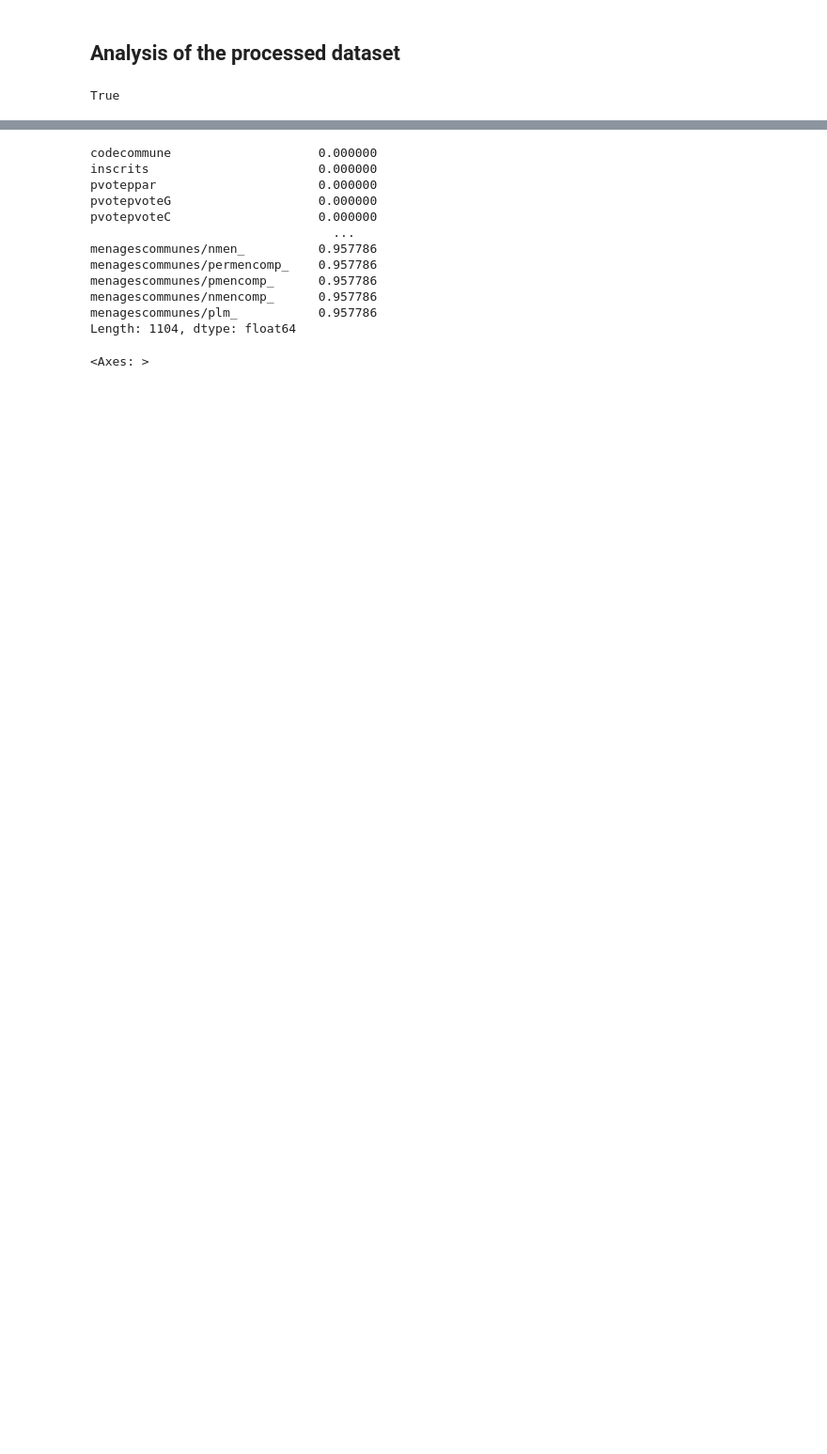
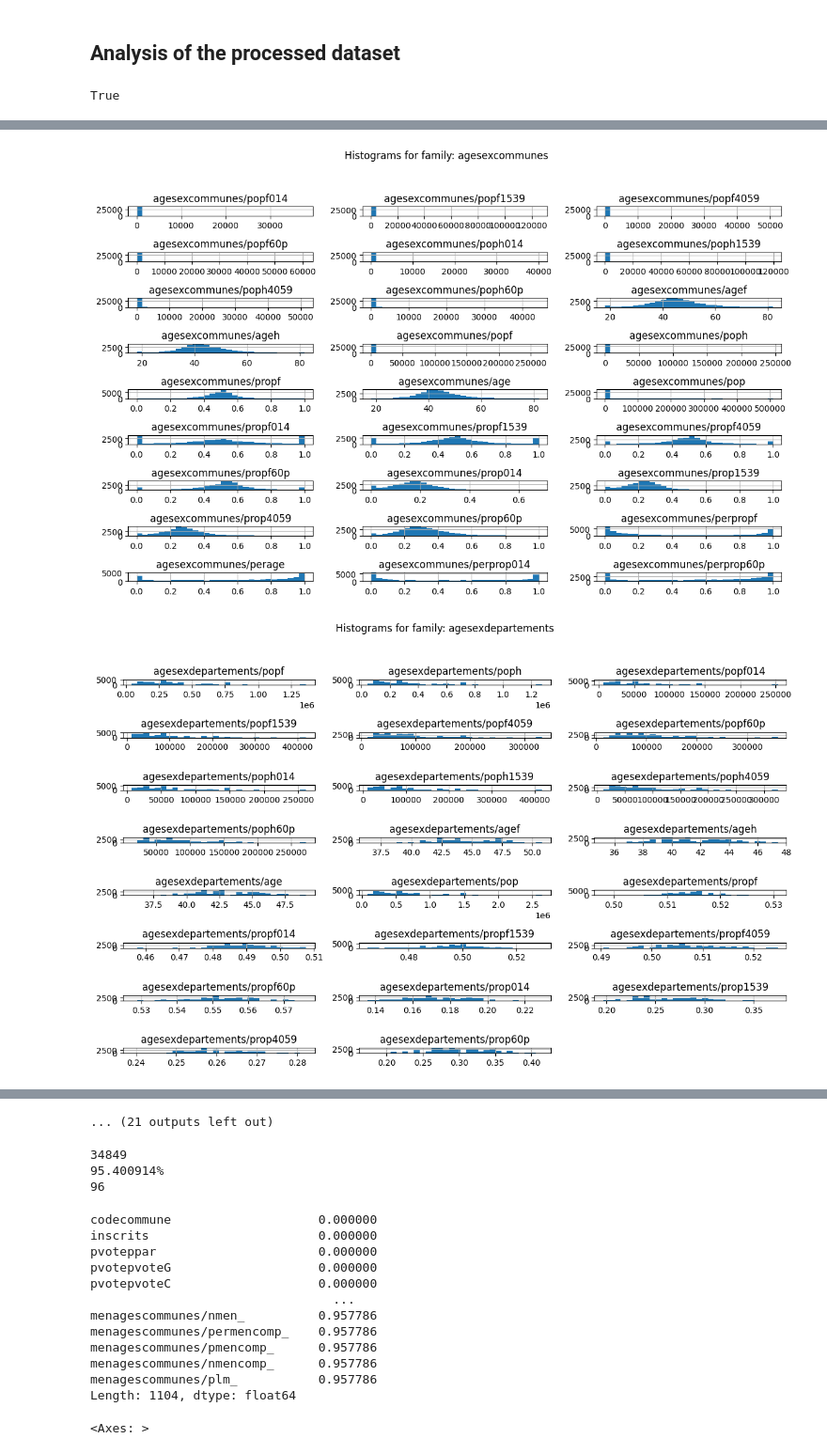
Before and after one commit to artmanceau/electera, a Jupyter notebook: notebooks/experiments/sanity_checks.ipynb, the cells around one changed output, grey strips where cells are left out. Shown at 94% size. Saved outputs shown, nothing was run; the diff lists cells and outputs as text; code cells hidden in the pictures; blank space fills up the shorter version.

```diff
--- a/notebooks/experiments/sanity_checks.ipynb
+++ b/notebooks/experiments/sanity_checks.ipynb
@@ -26,0 +110,9 @@ dataset.iloc[0].to_csv('col.csv')
+# %%
+features = [col for col in X.columns if '/' in col]
+family_dict = defaultdict(list)
+for col in features:
+    family = col.split('/')[0]
+    family_dict[family].append(col)
+# %%
+nan_cols = X.columns[X.isna().all()]
+print(list(nan_cols))
@@ -26,0 +232,4 @@ dataset.iloc[0].to_csv('col.csv')
+# %%
+for family, cols in family_dict.items():
+    cols_ = list(set(cols)- set(nan_cols))
+    print(X[cols_].isna().astype(int).sum())
@@ -26,0 +254,11 @@ dataset.iloc[0].to_csv('col.csv')
+# %%
+# Plot histogram for each family
+for family, cols in family_dict.items():
+    cols_ = list(set(cols)- set(nan_cols))
+    X[cols].hist(figsize=(12, 8), bins=30, layout=(-1, 3), sharex=False, sharey=False)
+    plt.suptitle(f'Histograms for family: {family}')
+    plt.tight_layout(rect=[0, 0.03, 1, 0.95])
+    plt.show()
+# %% [output]
+[figure, added]
+[figure, added]
@@ -27,3 +275,14 @@ dataset.iloc[0].to_csv('col.csv')
+... (21 outputs left out)
+# %%
+n_th = 36529
+n = X['codecommune'].nunique()
+print(n)
+print(f"{(n*100/n_th):1f}%")
+print(X['dep'].nunique()) # France metropolitaine
+# %% [output]
+34849
+95.400914%
+96
 # %%
 N = dataset.isnull().mean(axis=0)
 # %%
```
Also changed, not shown: parts of 25 cells of this notebook, 3 other files.
